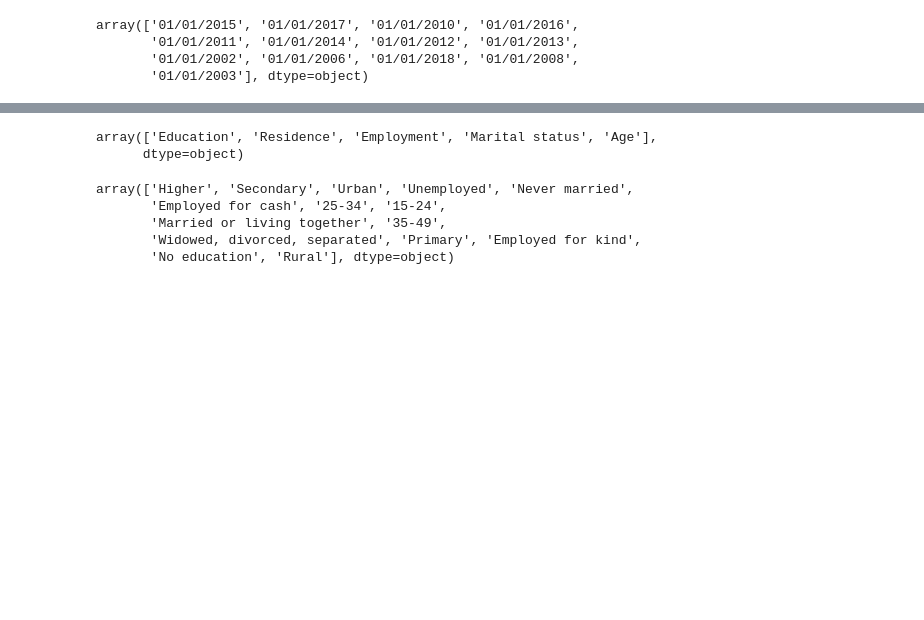
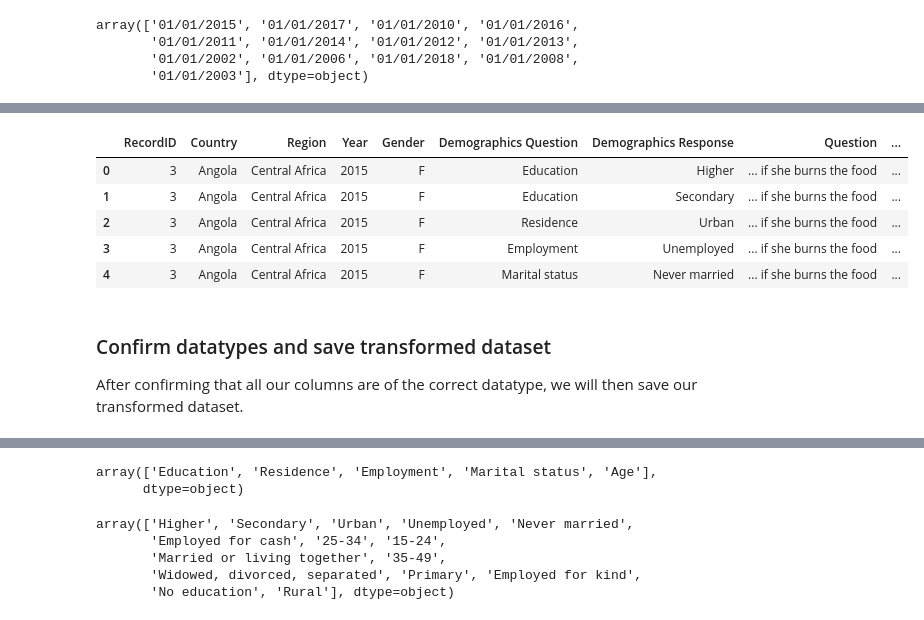
Before and after one commit to MaureenMbugua/Understanding_violence_against_women, a Jupyter notebook: Understanding_violence_against_women.ipynb, the cells around one changed output, grey strips where cells are left out. Saved outputs shown, nothing was run; the diff lists cells and outputs as text; code cells hidden in the pictures; blank space fills up the shorter version.

Commit message:
Updated notebook
Understood dataset structure and transformations

```diff
--- a/Understanding_violence_against_women.ipynb
+++ b/Understanding_violence_against_women.ipynb
@@ -300,0 +311,3 @@ year span, not neccessary to have date and month part (cumbersome)
+# %%
+# Convert "Survey Year" to datetime and extract the year
+df_africa["Year"] = pd.to_datetime(df_africa["Survey Year"]).dt.year
@@ -300,0 +402,33 @@ year span, not neccessary to have date and month part (cumbersome)
+# %%
+# Drop the "Survey Year" column
+df_africa = df_africa.drop(columns=["Survey Year"])
+
+# Reorder columns to place the target column at the end
+# Explicit column order
+column_order = [
+    "RecordID",
+    "Country",
+    "Region",
+    "Year",
+    "Gender",
+    "Demographics Question",
+    "Demographics Response",
+    "Question",
+    "Value"
+]
+
+# Reorder the DataFrame
+df_africa = df_africa[column_order]
+# %%
+df_africa.head()
+# %% [output]
+|  | RecordID | Country | Region | Year | Gender | Demographics Question | Demographics Response | Question | ... |
+| 0 | 3 | Angola | Central Africa | 2015 | F | Education | Higher | ... if she burns the food | ... |
+| 1 | 3 | Angola | Central Africa | 2015 | F | Education | Secondary | ... if she burns the food | ... |
+| 2 | 3 | Angola | Central Africa | 2015 | F | Residence | Urban | ... if she burns the food | ... |
+| 3 | 3 | Angola | Central Africa | 2015 | F | Employment | Unemployed | ... if she burns the food | ... |
+| 4 | 3 | Angola | Central Africa | 2015 | F | Marital status | Never married | ... if she burns the food | ... |
+# %% [markdown]
+### Confirm datatypes and save transformed dataset
+
+After confirming that all our columns are of the correct datatype, we will then save our transformed dataset.
```
Also changed, not shown: parts of 14 cells of this notebook, 1 other file.
